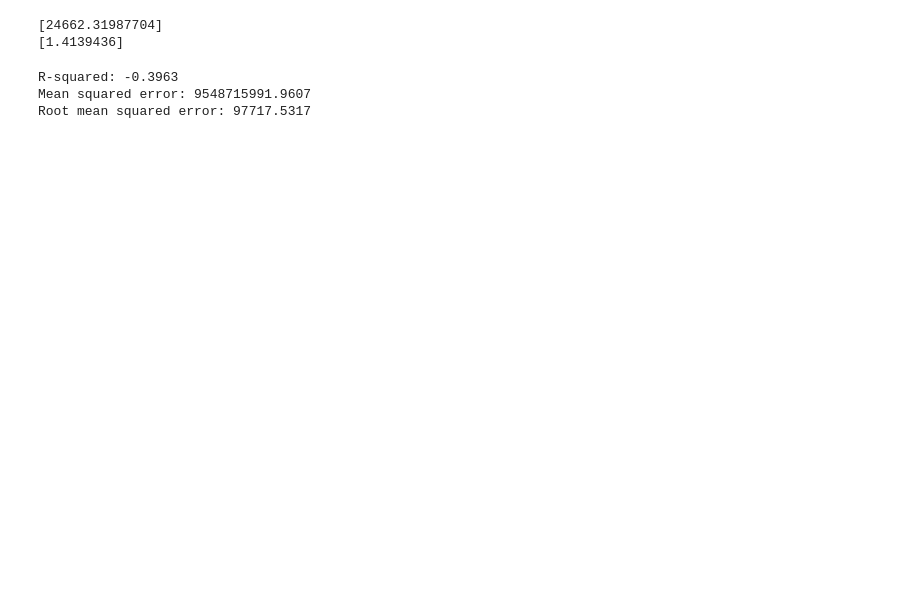
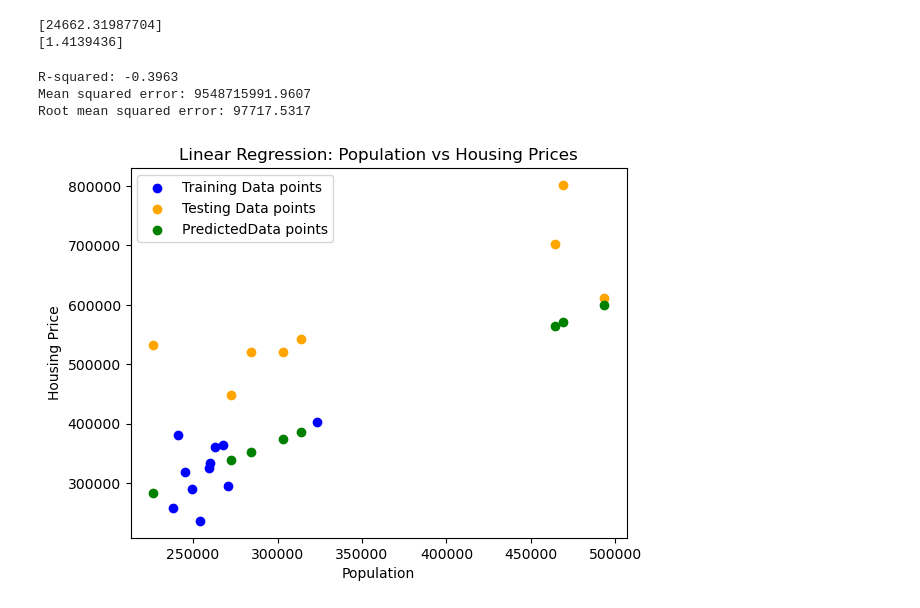
Before and after one commit to gvs311/data-analysis-housing, a Jupyter notebook: Project-v2.ipynb, the cells around one changed output. Cells and saved outputs as stored; diff of their text form; code cells hidden in the pictures; blank space fills up the shorter version.

```diff
--- a/Project-v2.ipynb
+++ b/Project-v2.ipynb
@@ -393,3 +410,16 @@ print(f"Root mean squared error: {rmse:.4f}")
 R-squared: -0.3963
 Mean squared error: 9548715991.9607
 Root mean squared error: 97717.5317
+# %%
+#plt.scatter(rateHousingDf["VALUE"], rateHousingDf["Composite_Benchmark"], color='blue', label='Original Data points')
+plt.scatter(X_train, y_train, color='blue', label='Training Data points')
+plt.scatter(X_test, y_test, color='orange', label='Testing Data points')
+plt.scatter(X_test, immiHousingPred, color='green', label='PredictedData points')
+
+plt.xlabel('Population')
+plt.ylabel('Housing Price')
+plt.title('Linear Regression: Population vs Housing Prices')
+plt.legend()
+plt.show()
+# %% [output]
+[figure, added]
```
Also changed, not shown: parts of 3 cells of this notebook.
